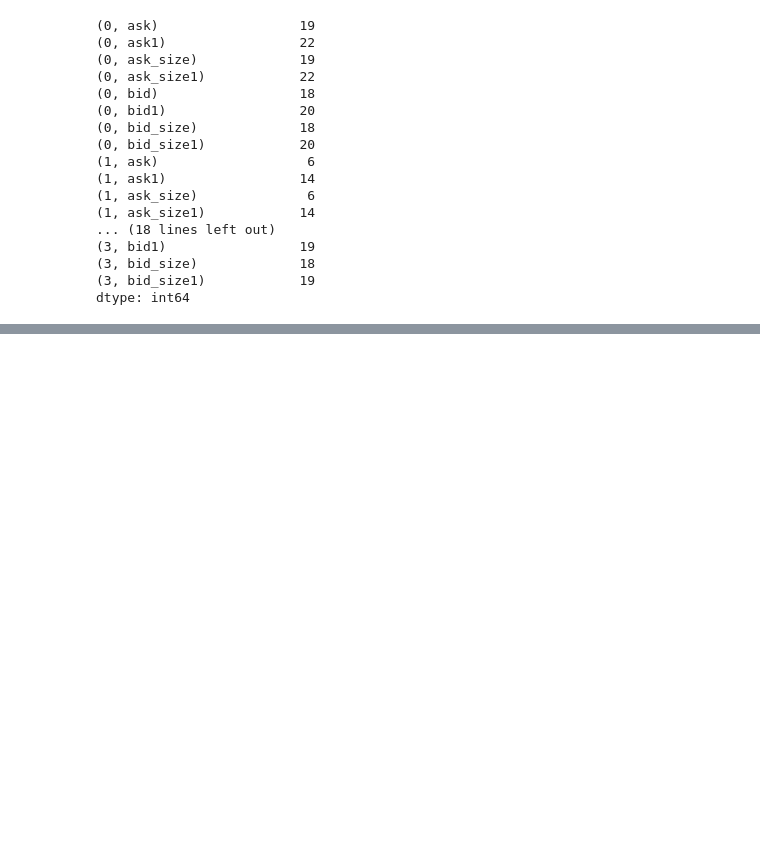
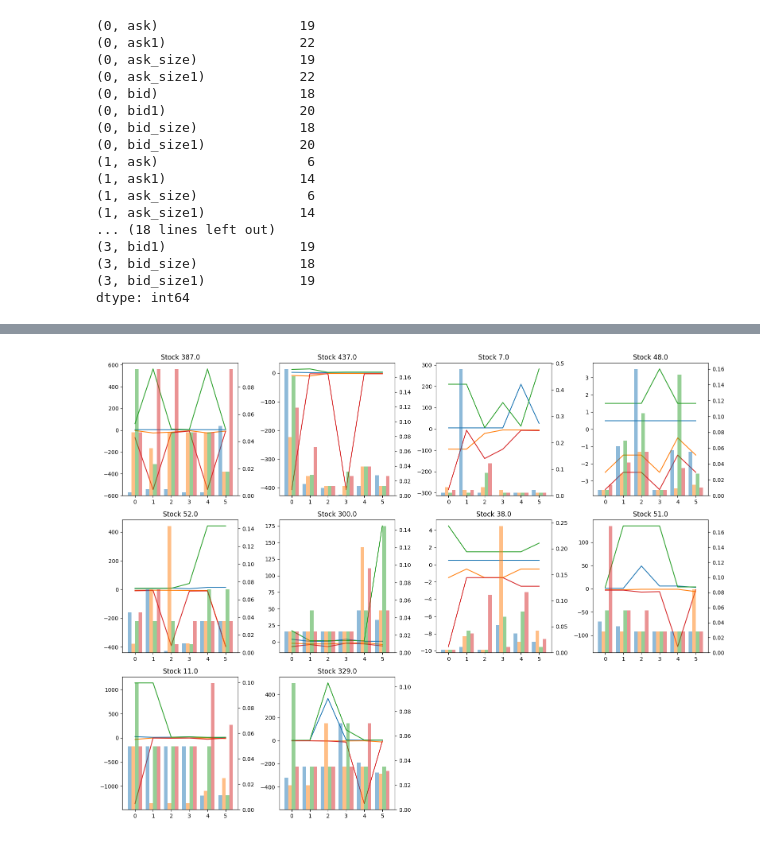
Before and after one commit to YanisFallet/CFM_next_trade_place, a Jupyter notebook: EDA.ipynb, the cells around one changed output, grey strips where cells are left out. Cells and saved outputs as stored; diff of their text form; code cells hidden in the pictures; blank space fills up the shorter version.

```diff
--- a/EDA.ipynb
+++ b/EDA.ipynb
@@ -106,0 +127,62 @@ plot_aggregate_price_evolution(train_data)
+# %%
+def visualize_all_order_books(data, n=10):
+    data = data.iloc[:n]
+
+    num_cols = 4
+    num_rows = (n // num_cols) + (n % num_cols > 0)
+    fig, axes = plt.subplots(num_rows, num_cols, figsize=(16, num_rows * 4))
+    axes = axes.flatten()
+
+    for idx, (_, row) in enumerate(data.iterrows()):
+        ask = [row[(i, "ask")] for i in range(6)]
+        ask_1 = [row[(i, "ask1")] for i in range(6)]
+        bid = [row[(i, "bid")] for i in range(6)]
+        bid_1 = [row[(i, "bid1")] for i in range(6)]
+
+        ask_size = [row[(i, "ask_size")] for i in range(6)]
+        ask_size_1 = [row[(i, "ask_size1")] for i in range(6)]
+        bid_size = [row[(i, "bid_size")] for i in range(6)]
+        bid_size_1 = [row[(i, "bid_size1")] for i in range(6)]
+
+        source_id = [row[(i, "source_id")] for i in range(6)]
+
+        ask = sorted(ask, key=lambda x: source_id[ask.index(x)])
+        ask_1 = sorted(ask_1, key=lambda x: source_id[ask_1.index(x)])
+        bid = sorted(bid, key=lambda x: source_id[bid.index(x)])
+        bid_1 = sorted(bid_1, key=lambda x: source_id[bid_1.index(x)])
+
+        ask_size = sorted(ask_size, key=lambda x: source_id[ask_size.index(x)])
+        ask_size_1 = sorted(ask_size_1, key=lambda x: source_id[ask_size_1.index(x)])
+        bid_size = sorted(bid_size, key=lambda x: source_id[bid_size.index(x)])
+        bid_size_1 = sorted(bid_size_1, key=lambda x: source_id[bid_size_1.index(x)])
+
+
+        ax = axes[idx]
+        ax.set_title(f"Stock {row['stock_id']}")
+
+        ax.plot(ask, label="ask")
+        ax.plot(bid, label="bid")
+        ax.plot(ask_1, label="ask_1")
+        ax.plot(bid_1, label="bid_1")
+
+
+        ax2 = ax.twinx()
+        x = np.arange(6)
+        width = 0.2
+        ax2.bar(x - width*1.5, ask_size, width, label="ask_size", alpha=0.5)
+        ax2.bar(x - width*0.5, bid_size, width, label="bid_size", alpha=0.5)
+        ax2.bar(x + width*0.5, ask_size_1, width, label="ask_size_1", alpha=0.5)
+        ax2.bar(x + width*1.5, bid_size_1, width, label="bid_size_1", alpha=0.5)
+        ax2.set_xticks(x)
+        ax2.set_xticklabels([str(i) for i in range(6)])
+
+    # Hide any unused subplots
+    for j in range(idx + 1, len(axes)):
+        fig.delaxes(axes[j])
+
+    plt.tight_layout()
+    plt.show()
+
+visualize_all_order_books(train_data)
+# %% [output]
+[figure, added]
```
Also changed, not shown: parts of 2 cells of this notebook, 4 other files.
